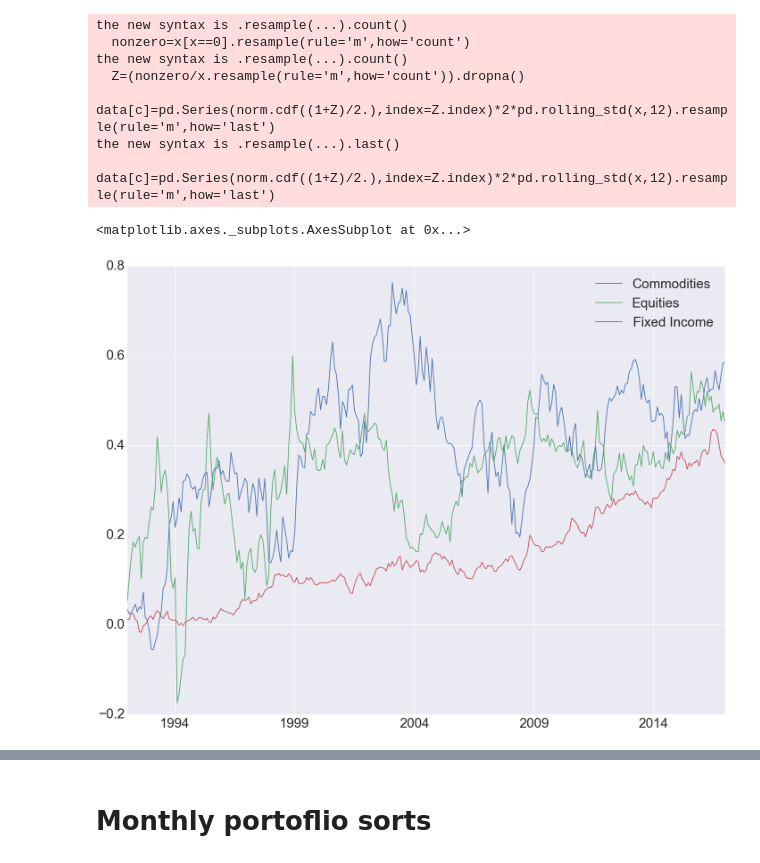
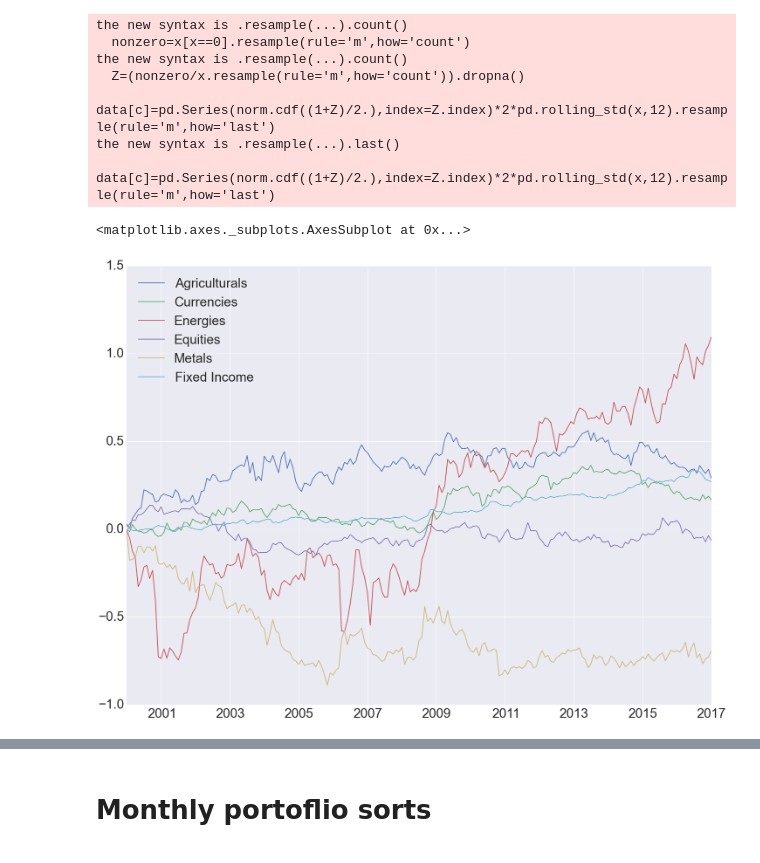
Before and after one commit to mrefermat/FinancePhD, a Jupyter notebook: LiquidityMomentum/Paper 2 - LiquidityFactor.ipynb, the cells around one changed output, grey strips where cells are left out. Drawn from its saved outputs; the diff is of its cells as text; code cells hidden in the pictures.

Commit message:
adding additional sectors all all markets

```diff
--- a/LiquidityMomentum/Paper 2 - LiquidityFactor.ipynb
+++ b/LiquidityMomentum/Paper 2 - LiquidityFactor.ipynb
@@ -46,4 +71,4 @@ the new syntax is .resample(...).last()
 # %%
 sector_portfolio_sorts={}
 for s in sector_zscores.keys():
-    sector_portfolio_sorts[s]=quantile_portfolios_annual(sector_zscores[s],cleansed,3)
+    sector_portfolio_sorts[s]=quantile_portfolios_annual(sector_zscores[s],cleansed,2)
@@ -54,7 +84,7 @@ for s in ['Agriculturals',
          'Equities',
          'Metals',
          'Fixed Income']:
-    factors[s]=sector_portfolio_sorts[s]['2']-sector_portfolio_sorts[s]['0']
+    factors[s]=sector_portfolio_sorts[s]['1']-sector_portfolio_sorts[s]['0']
 # %%
 factors.cumsum().plot(colormap='brg')
 # %% [output]
@@ -96,16 +133,16 @@ the new syntax is .resample(...).last()
 # %%
 sector_portfolio_sorts={}
 for s in sector_zscores.keys():
-    sector_portfolio_sorts[s]=quantile_portfolios_annual(sector_zscores[s],cleansed,3)
+    sector_portfolio_sorts[s]=quantile_portfolios_annual(sector_zscores[s],cleansed,2)
 # %%
 factors_FHT=pd.DataFrame()
-for s in ['Commodities', 'Equities', 'Fixed Income']:
-    factors_FHT[s]=sector_portfolio_sorts[s]['2']-sector_portfolio_sorts[s]['0']
+for s in sector_zscores.keys():
+    factors_FHT[s]=sector_portfolio_sorts[s]['1']-sector_portfolio_sorts[s]['0']
 # %%
-factors_FHT.cumsum().plot()
+factors_FHT['2000':].cumsum().plot()
 # %% [output]
 <matplotlib.axes._subplots.AxesSubplot at 0x...>
-[figure, old version]
+[figure, new version]
 # %%
 alpha=[]
 tstat=[]
```
Also changed, not shown: parts of 11 cells of this notebook, 3 other files.
